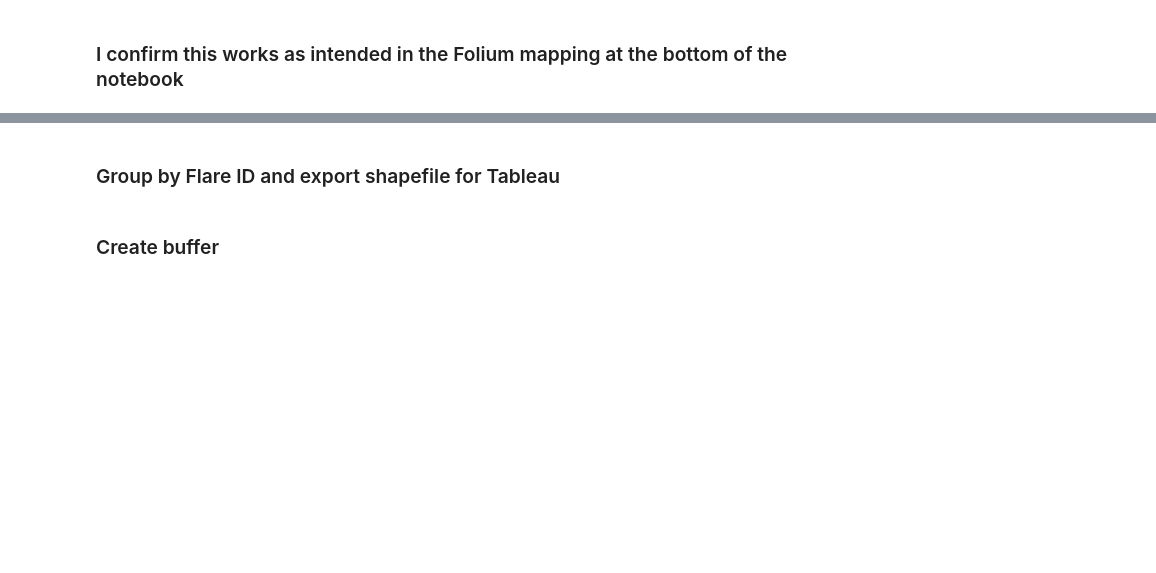
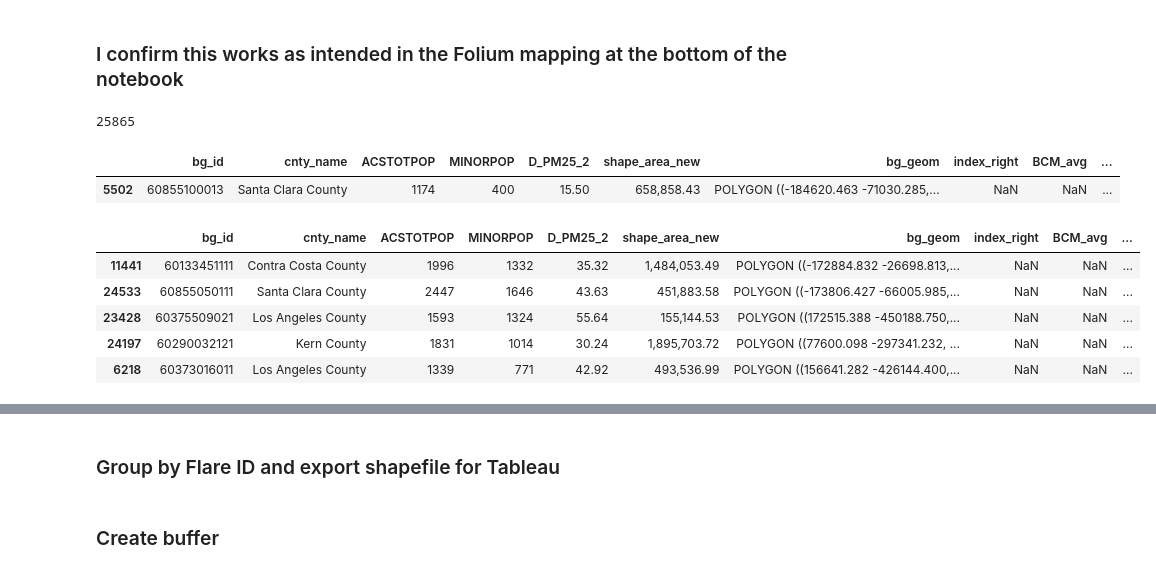
Before and after one commit to natebendermontana/capstone_rmi, a Jupyter notebook: bg_flare_impact.ipynb, the cells around one changed output, grey strips where cells are left out. Saved outputs shown, nothing was run; the diff lists cells and outputs as text; code cells hidden in the pictures; blank space fills up the shorter version.

```diff
--- a/bg_flare_impact.ipynb
+++ b/bg_flare_impact.ipynb
@@ -203,7 +202,7 @@ flares_df = flares_df.set_geometry('buffer_2000m')
 # subset of desired columns from flares_df
 #flares_df = flares_df.drop(['flare_pts'], axis=1)
 
-flares_subset = flares_df[['buffer_2000m', 'BCM_avg', 'flare_id']]
+flares_subset = flares_df[['buffer_2000m', 'BCM_avg', 'flare_id', 'flare_cate']]
 
 # perform spatial join
 intersect = gp.sjoin(social_df, flares_subset, how='left', predicate='intersects')
@@ -220,8 +219,8 @@ len(intersect_all)
 intersect_all['buffer_valid'] = intersect_all['buffer_2000m'].is_valid
 
 # Initialize int_prop and int_area columns with NaN values
-intersect_all['int_prop'] = np.nan
-intersect_all['int_area'] = np.nan
+intersect_all['b_int_prop'] = np.nan
+intersect_all['b_int_area'] = np.nan
 
 # Loop through each block group and flare pairing
 for index, row in intersect_all.iterrows():
@@ -310,9 +255,48 @@ print(intersect_final['bg_id'].nunique())
+# %%
+len(intersect_all)
+# %% [output]
+25865
+# %%
+intersect_all.sample(1)
+# %% [output]
+|  | bg_id | cnty_name | ACSTOTPOP | MINORPOP | D_PM25_2 | shape_area_new | bg_geom | index_right | BCM_avg | ... |
+| 5502 | 60855100013 | Santa Clara County | 1174 | 400 | 15.50 | 658,858.43 | POLYGON ((-184620.463 -71030.285,... | NaN | NaN | ... |
+# %%
+temp = flares_df.unary_union
+all_buffers = gp.GeoDataFrame({'geometry': [temp]}, crs=flares_df.crs)  # convert back to geodf for processing
+intersect_all = intersect_all.set_crs(meters_crs)
+intersect_all = intersect_all.set_geometry('bg_geom')
+
+intersect_temp = gp.overlay(intersect_all, all_buffers, how='intersection')  # could look at keep_geom=False
+intersect_temp.rename(columns={'geometry':'bg_int_geom'}, inplace=True)  # old:new. Match col names for merging
+intersect_temp = intersect_temp.set_geometry('bg_int_geom')  # set to the buffers rather than the points
+
+# Create new 'area' column for the areas of the intersections
+intersect_temp['bg_int_area'] = intersect_temp.area
+
+
+# Calculate the proportion of each block group within the buffer zone
+intersect_temp['bg_int_prop'] = intersect_temp['bg_int_area'] / intersect_temp['shape_area_new']
+
+intersect_all = pd.merge(intersect_all,
+                             intersect_temp[['bg_id','bg_int_prop','bg_int_geom']],
+                             on=['bg_id'],
+                             how='left').fillna({'bg_int_prop': 0})
 # %%
 # Apply the proportion to each demographic variable to find counts by variable
 demo_vars = ['ACSTOTPOP', 'MINORPOP']
 for var in demo_vars:
-    intersect_final[var + '_intersect_count'] = intersect_final[var] * intersect_final['intersect_prop']
+    intersect_all[var + '_int_cnt'] = intersect_all[var] * intersect_all['bg_int_prop']
 
 # find overall proportions for each demo var by dividing var count by respective total population
 for var in demo_vars:
-    intersect_final[var + '_bg_totprop'] = intersect_final[var] / intersect_final['ACSTOTPOP']
+    intersect_all[var + '_bg_totprop'] = intersect_all[var] / intersect_all['ACSTOTPOP']
+# %%
+intersect_all.sample(5)
+# %% [output]
+|  | bg_id | cnty_name | ACSTOTPOP | MINORPOP | D_PM25_2 | shape_area_new | bg_geom | index_right | BCM_avg | ... |
+| 11441 | 60133451111 | Contra Costa County | 1996 | 1332 | 35.32 | 1,484,053.49 | POLYGON ((-172884.832 -26698.813,... | NaN | NaN | ... |
+| 24533 | 60855050111 | Santa Clara County | 2447 | 1646 | 43.63 | 451,883.58 | POLYGON ((-173806.427 -66005.985,... | NaN | NaN | ... |
+| 23428 | 60375509021 | Los Angeles County | 1593 | 1324 | 55.64 | 155,144.53 | POLYGON ((172515.388 -450188.750,... | NaN | NaN | ... |
+| 24197 | 60290032121 | Kern County | 1831 | 1014 | 30.24 | 1,895,703.72 | POLYGON ((77600.098 -297341.232, ... | NaN | NaN | ... |
+| 6218 | 60373016011 | Los Angeles County | 1339 | 771 | 42.92 | 493,536.99 | POLYGON ((156641.282 -426144.400,... | NaN | NaN | ... |
```
Also changed, not shown: parts of 41 cells of this notebook.
